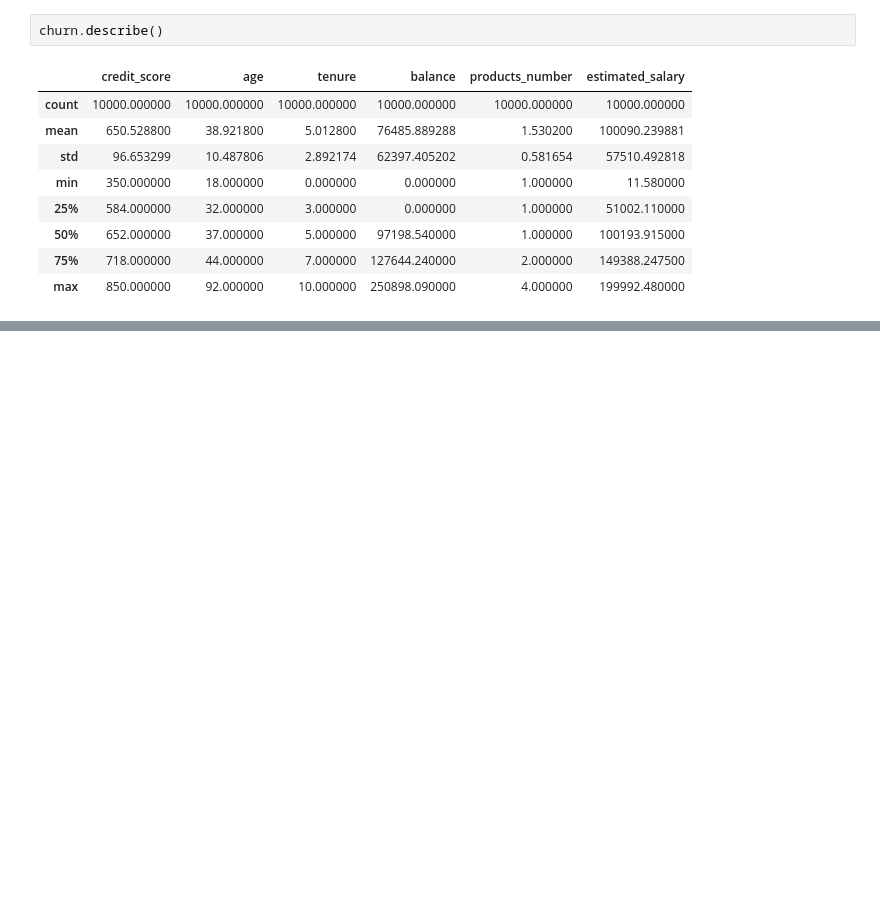
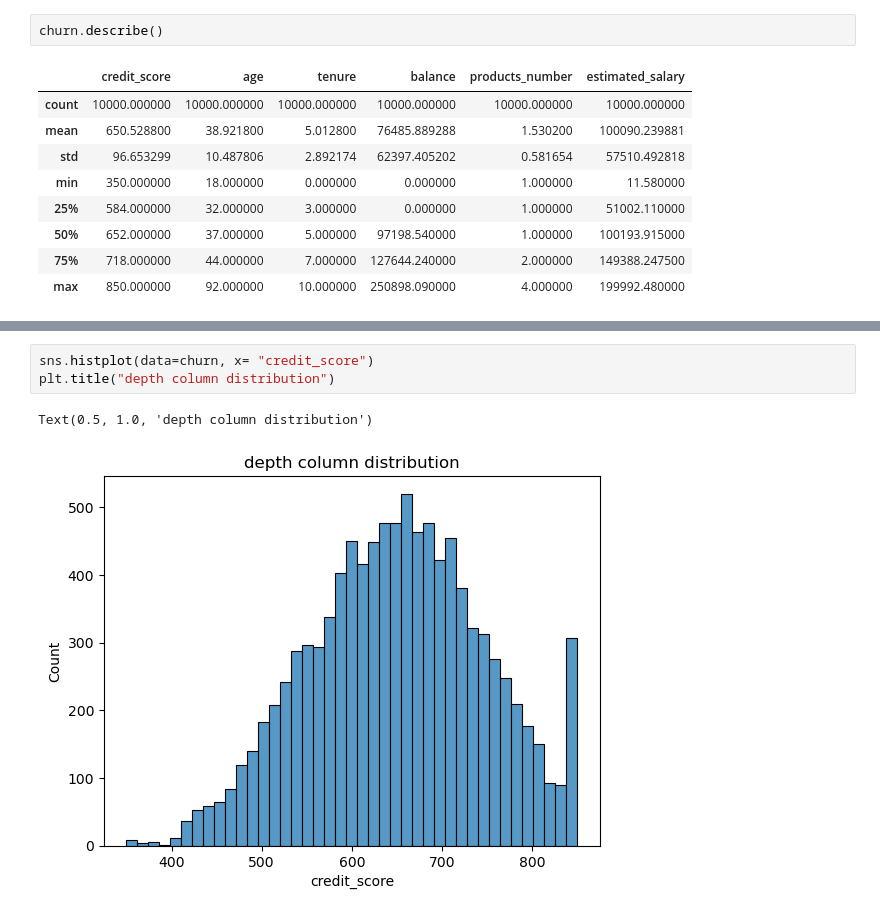
Before and after one commit to Ayomide-ola/Statistics_for_DA, a Jupyter notebook: Bank_churn_Discriptive_stat/Bank_Churn.ipynb, the cells around one changed output, grey strips where cells are left out. Cells and saved outputs as stored; diff of their text form; blank space fills up the shorter version.

```diff
--- a/Bank_churn_Discriptive_stat/Bank_Churn.ipynb
+++ b/Bank_churn_Discriptive_stat/Bank_Churn.ipynb
@@ -281,0 +293,6 @@ churn.describe()
+# %%
+sns.histplot(data=churn, x= "credit_score")
+plt.title("depth column distribution")
+# %% [output]
+Text(0.5, 1.0, 'depth column distribution')
+[figure, added]
```
Also changed, not shown: parts of 10 cells of this notebook.
